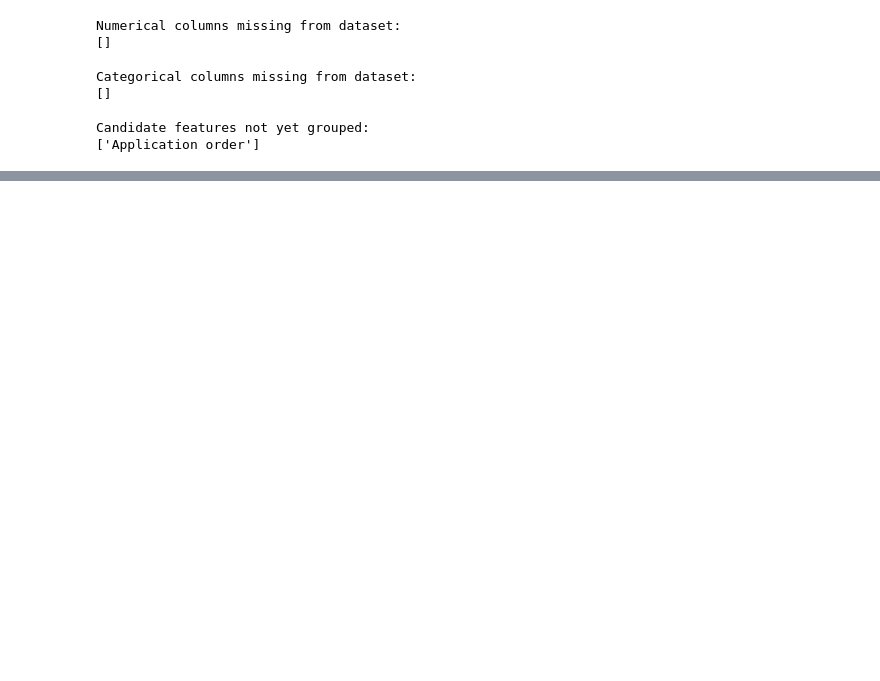
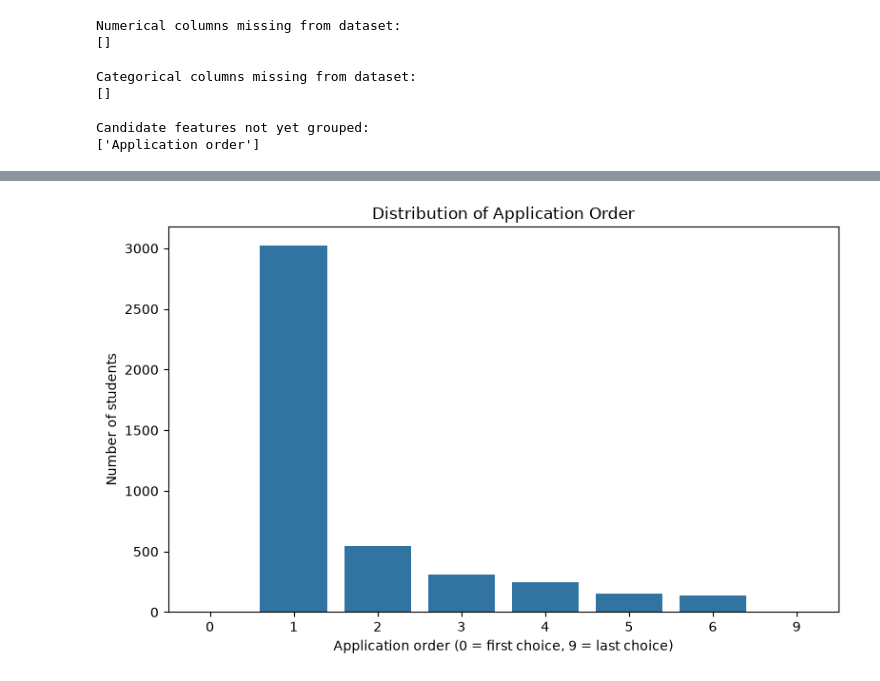
Before and after one commit to mrymsarabi/student-dropout-prediction, a Jupyter notebook: notebooks/02_exploratory_data_analysis.ipynb, the cells around one changed output, grey strips where cells are left out. Saved outputs shown, nothing was run; the diff lists cells and outputs as text; code cells hidden in the pictures; blank space fills up the shorter version.

Commit message:
Classify features and inspect application order

```diff
--- a/notebooks/02_exploratory_data_analysis.ipynb
+++ b/notebooks/02_exploratory_data_analysis.ipynb
@@ -259,0 +296,16 @@ Candidate features not yet grouped:
+# %%
+plt.figure(figsize=(8, 5))
+
+sns.countplot(
+    data=df,
+    x="Application order",
+    order=sorted(df["Application order"].unique())
+)
+
+plt.title("Distribution of Application Order")
+plt.xlabel("Application order (0 = first choice, 9 = last choice)")
+plt.ylabel("Number of students")
+plt.tight_layout()
+plt.show()
+# %% [output]
+[figure, added]
```
Also changed, not shown: parts of 3 cells of this notebook.
